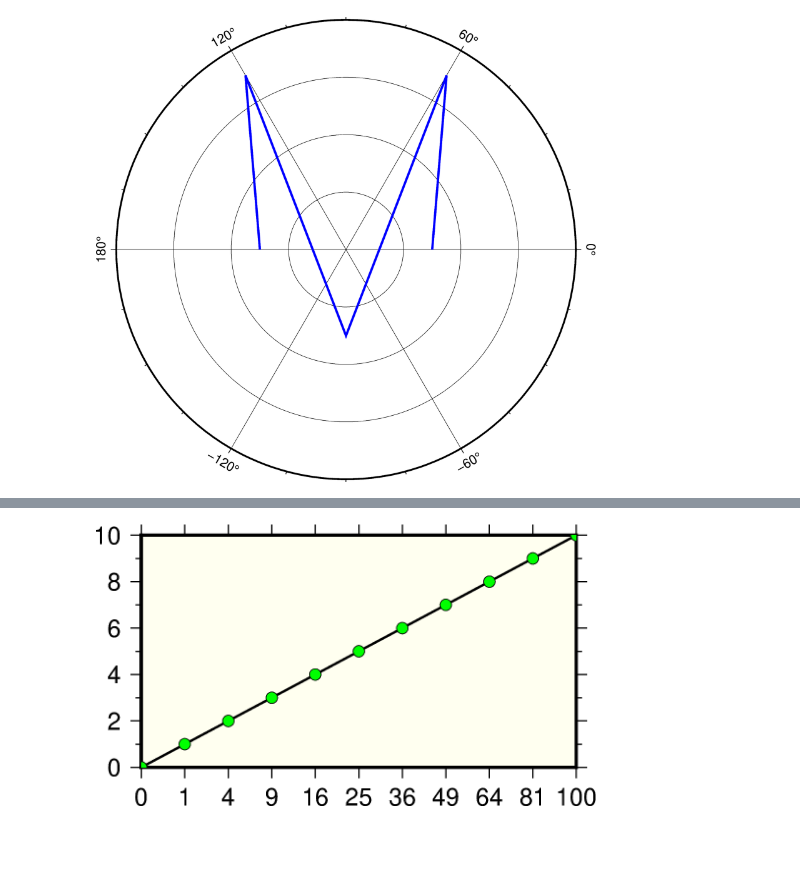
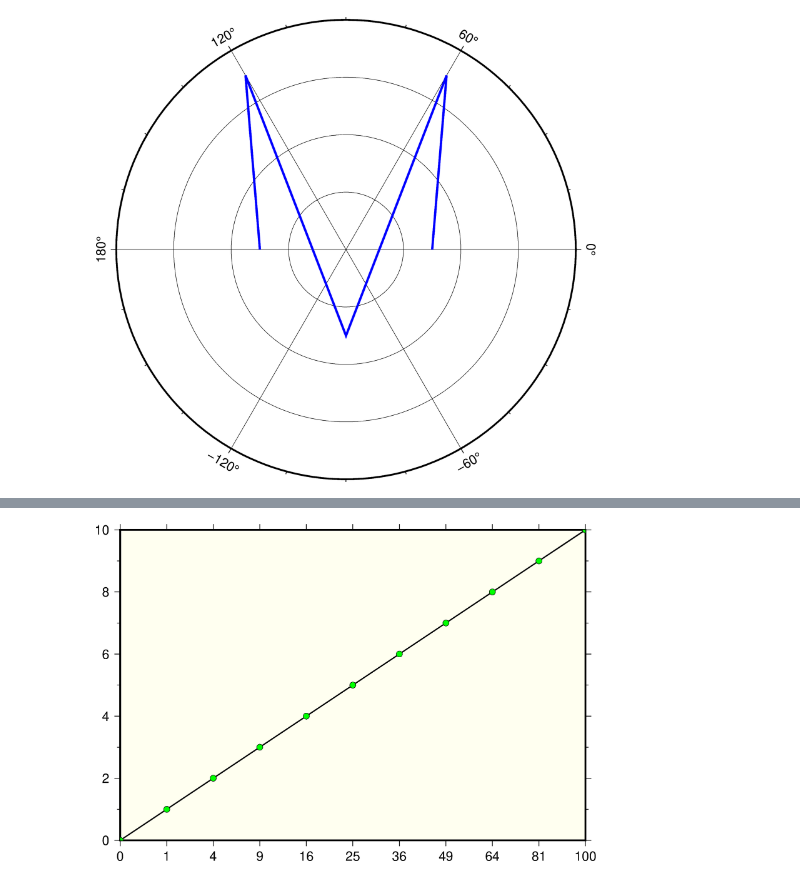
Before and after one commit to willschlitzer/learn-pygmt, a Jupyter notebook: nongeo.ipynb, the cells around one changed output, grey strips where cells are left out. Drawn from its saved outputs; the diff is of its cells as text; code cells hidden in the pictures; blank space fills up the shorter version.

```diff
--- a/nongeo.ipynb
+++ b/nongeo.ipynb
@@ -52,13 +52,13 @@ fig.show()
 # %%
 import numpy as np
 yvalues = np.arange(0, 11)
 xvalues= yvalues ** 2
 
 fig = pygmt.Figure()
-fig.plot(region=[0, 100, 0, 10], projection="x0.75cp0.5/0.4c",
+fig.plot(region=[0, 100, 0, 10], projection="X15p0.5/10c",
          frame=["WSne+givory", "xa1p", "ya2f1"], pen="thick",
         x=xvalues, y=yvalues)
 fig.plot(x=xvalues, y=yvalues, style="c0.2c", color="green", no_clip="c", pen="black")
 fig.show()
 # %% [output]
-[figure, old version]
+[figure, new version]
```
Also changed, not shown: parts of 2 cells of this notebook.
